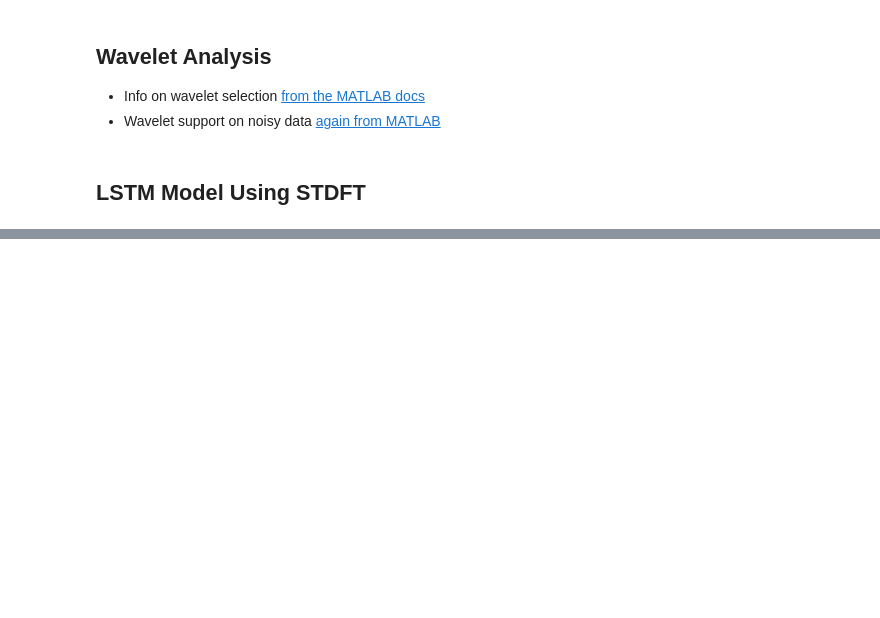
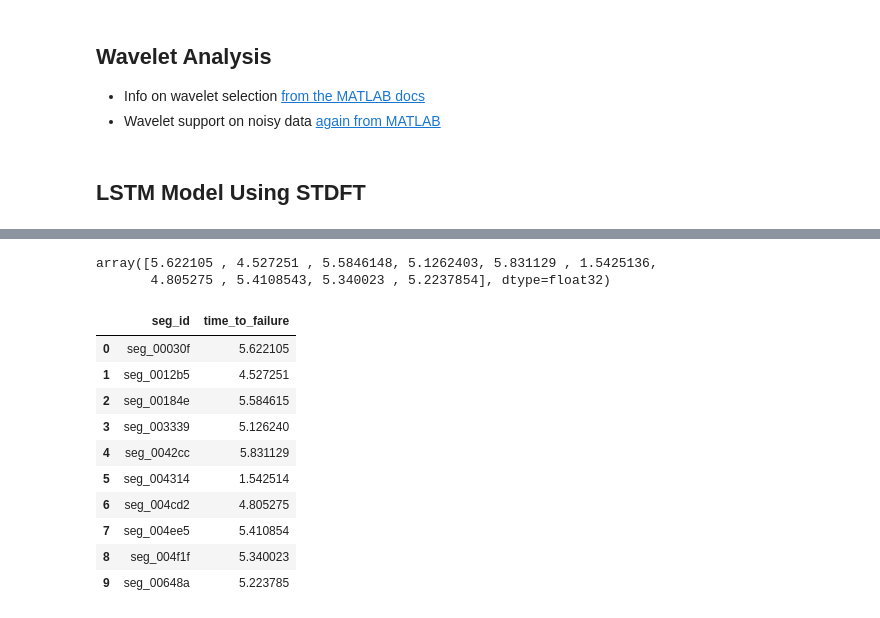
Before and after one commit to sudorm12/lanl, a Jupyter notebook: Explore.ipynb, the cells around one changed output, grey strips where cells are left out. Cells and saved outputs as stored; diff of their text form; code cells hidden in the pictures; blank space fills up the shorter version.

Commit message:
Functionality for loading test data added Untested but provided code for predicting on test data

```diff
--- a/Explore.ipynb
+++ b/Explore.ipynb
@@ -350,6 +374,6 @@ plt.imshow(np.log(np.abs(stdft_stack)), aspect='auto');
 from prepare_data import LANLDataLoader
 
 loader = LANLDataLoader()
-data_train, target_train = loader.load_train_data(n_samples=200)
+data_train, target_train = loader.load_train_data(n_samples=100)
 data_val, target_val = loader.load_train_data(n_samples=50)
 # %% [output]
@@ -465,0 +490,2 @@ np.sum(time_callback.times)
+# %%
+test_data, test_labels = loader.load_test_data()
@@ -465,0 +498,27 @@ np.sum(time_callback.times)
+# %%
+predictions = model.predict([data[:10, :].compute() for data in test_data])
+# %%
+predictions.squeeze()
+# %% [output]
+array([5.622105 , 4.527251 , 5.5846148, 5.1262403, 5.831129 , 1.5425136,
+       4.805275 , 5.4108543, 5.340023 , 5.2237854], dtype=float32)
+# %%
+import re
+regex = re.compile('.csv')
+
+pd.DataFrame({
+    'seg_id': [re.sub(regex, '', label) for label in test_labels[:10]],
+    'time_to_failure': predictions.squeeze()
+})
+# %% [output]
+|  | seg_id | time_to_failure |
+| 0 | seg_00030f | 5.622105 |
+| 1 | seg_0012b5 | 4.527251 |
+| 2 | seg_00184e | 5.584615 |
+| 3 | seg_003339 | 5.126240 |
+| 4 | seg_0042cc | 5.831129 |
+| 5 | seg_004314 | 1.542514 |
+| 6 | seg_004cd2 | 4.805275 |
+| 7 | seg_004ee5 | 5.410854 |
+| 8 | seg_004f1f | 5.340023 |
+| 9 | seg_00648a | 5.223785 |
```
Also changed, not shown: parts of 13 cells of this notebook, 4 other files.
